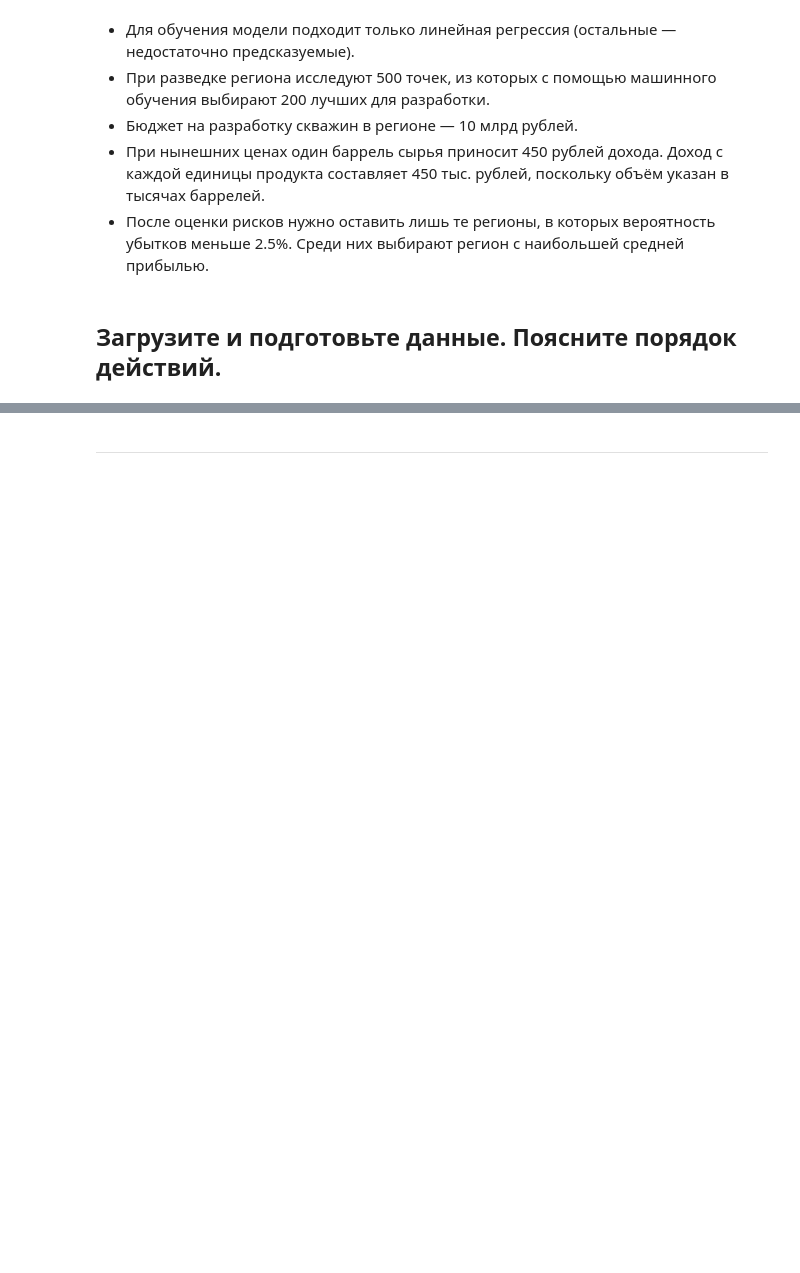
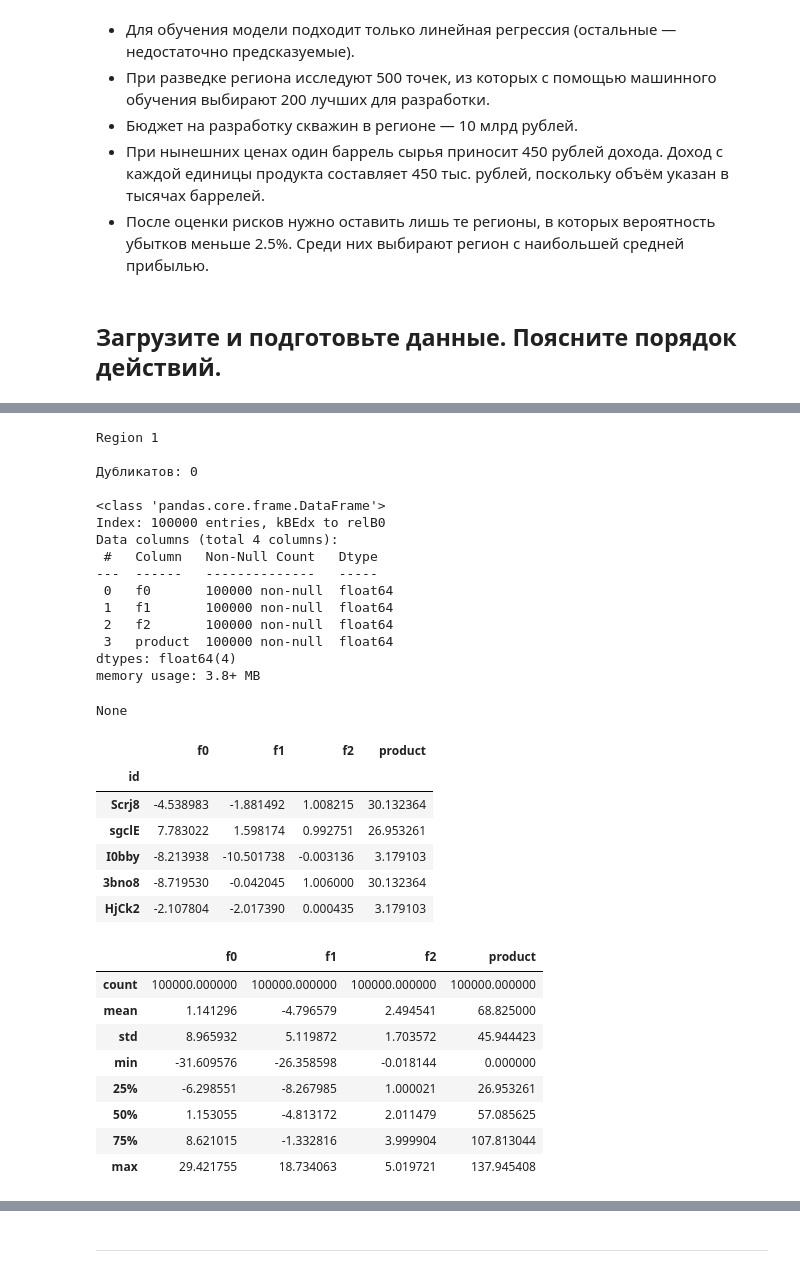
Before and after one commit to zabelin-ds/practicum, a Jupyter notebook: 08_project/sprint_11.ipynb, the cells around one changed output, grey strips where cells are left out. Cells and saved outputs as stored; diff of their text form; code cells hidden in the pictures; blank space fills up the shorter version.

```diff
--- a/08_project/sprint_11.ipynb
+++ b/08_project/sprint_11.ipynb
@@ -328,0 +241,35 @@ None
+# %%
+baisic_df_info(geo_data_one, 'Region 1')
+# %% [output]
+Region 1
+
+Дубликатов: 0
+
+<class 'pandas.core.frame.DataFrame'>
+Index: 100000 entries, kBEdx to relB0
+Data columns (total 4 columns):
+ #   Column   Non-Null Count   Dtype
+---  ------   --------------   -----
+ 0   f0       100000 non-null  float64
+ 1   f1       100000 non-null  float64
+ 2   f2       100000 non-null  float64
+ 3   product  100000 non-null  float64
+dtypes: float64(4)
+memory usage: 3.8+ MB
+None
+|  | f0 | f1 | f2 | product |
+| id |  |  |  |  |
+| Scrj8 | -4.538983 | -1.881492 | 1.008215 | 30.132364 |
+| sgclE | 7.783022 | 1.598174 | 0.992751 | 26.953261 |
+| I0bby | -8.213938 | -10.501738 | -0.003136 | 3.179103 |
+| 3bno8 | -8.719530 | -0.042045 | 1.006000 | 30.132364 |
+| HjCk2 | -2.107804 | -2.017390 | 0.000435 | 3.179103 |
+|  | f0 | f1 | f2 | product |
+| count | 100000.000000 | 100000.000000 | 100000.000000 | 100000.000000 |
+| mean | 1.141296 | -4.796579 | 2.494541 | 68.825000 |
+| std | 8.965932 | 5.119872 | 1.703572 | 45.944423 |
+| min | -31.609576 | -26.358598 | -0.018144 | 0.000000 |
+| 25% | -6.298551 | -8.267985 | 1.000021 | 26.953261 |
+| 50% | 1.153055 | -4.813172 | 2.011479 | 57.085625 |
+| 75% | 8.621015 | -1.332816 | 3.999904 | 107.813044 |
+| max | 29.421755 | 18.734063 | 5.019721 | 137.945408 |
```
Also changed, not shown: parts of 47 cells of this notebook.
